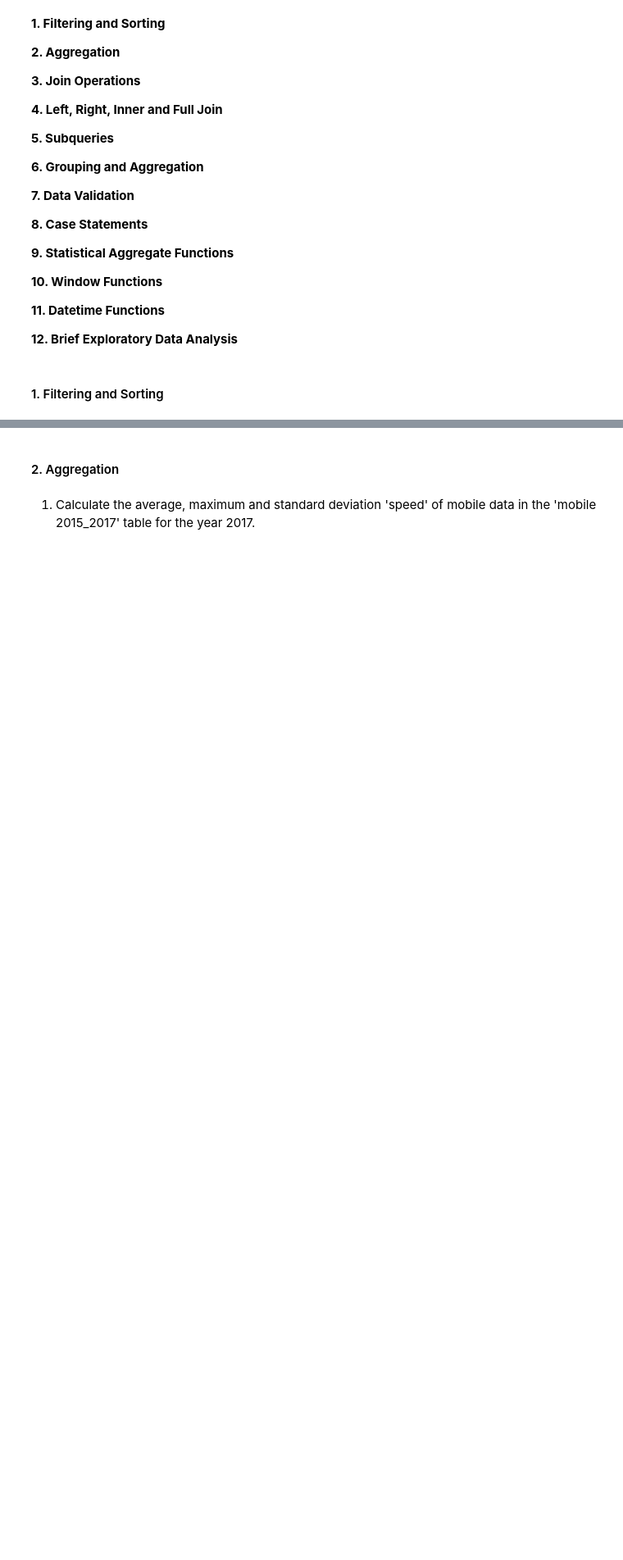
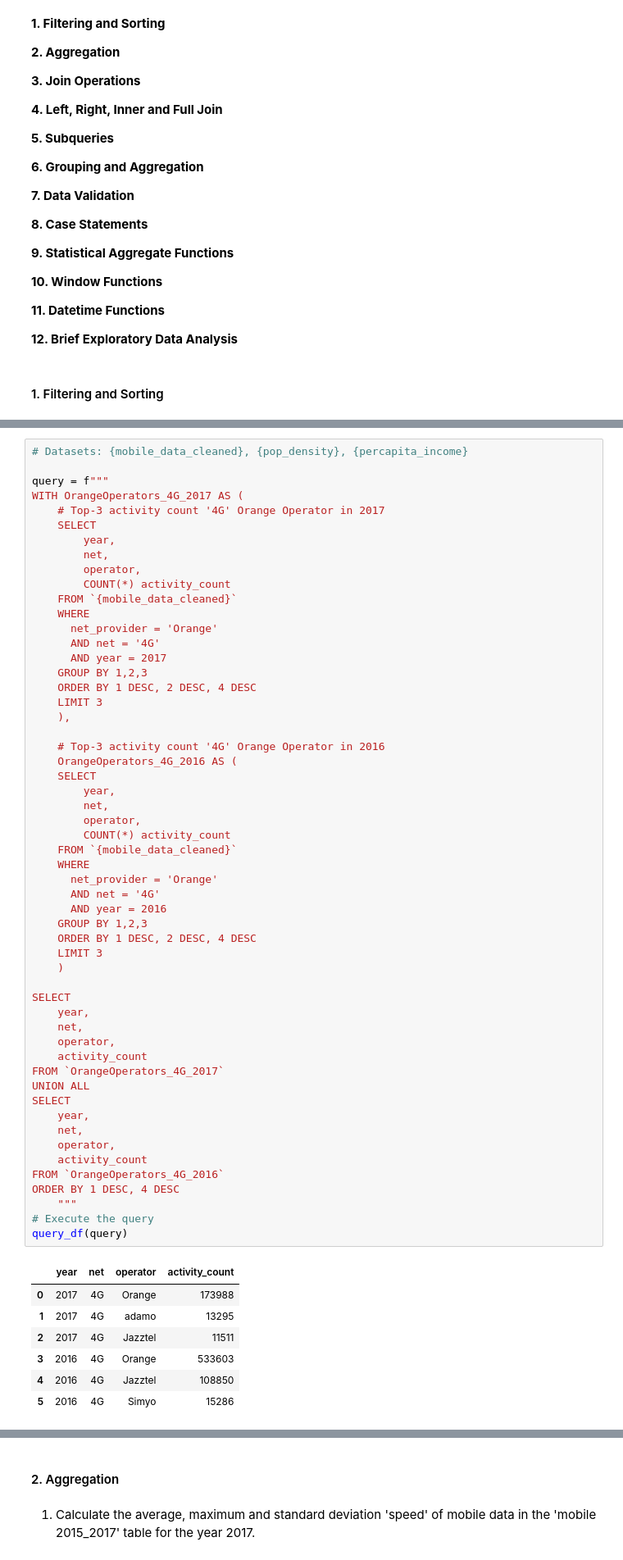
Before and after one commit to alleida23/Catalonian_Mobile_Coverage_2015_2017, a Jupyter notebook: 3. Mastering SQL Queries with BigQuery - Data Exploration and Analysis.ipynb, the cells around one changed output, grey strips where cells are left out. Shown at 82% size. Cells and saved outputs as stored; diff of their text form; blank space fills up the shorter version.

```diff
--- a/3. Mastering SQL Queries with BigQuery - Data Exploration and Analysis.ipynb
+++ b/3. Mastering SQL Queries with BigQuery - Data Exploration and Analysis.ipynb
@@ -413,0 +371,63 @@ query_df(query)
+# %%
+# Datasets: {mobile_data_cleaned}, {pop_density}, {percapita_income}
+
+query = f"""
+WITH OrangeOperators_4G_2017 AS (
+    # Top-3 activity count '4G' Orange Operator in 2017
+    SELECT
+        year,
+        net,
+        operator,
+        COUNT(*) activity_count
+    FROM `{mobile_data_cleaned}`
+    WHERE
+      net_provider = 'Orange'
+      AND net = '4G'
+      AND year = 2017
+    GROUP BY 1,2,3
+    ORDER BY 1 DESC, 2 DESC, 4 DESC
+    LIMIT 3
+    ),
+
+    # Top-3 activity count '4G' Orange Operator in 2016
+    OrangeOperators_4G_2016 AS (
+    SELECT
+        year,
+        net,
+        operator,
+        COUNT(*) activity_count
+    FROM `{mobile_data_cleaned}`
+    WHERE
+      net_provider = 'Orange'
+      AND net = '4G'
+      AND year = 2016
+    GROUP BY 1,2,3
+    ORDER BY 1 DESC, 2 DESC, 4 DESC
+    LIMIT 3
+    )
+
+SELECT
+    year,
+    net,
+    operator,
+    activity_count
+FROM `OrangeOperators_4G_2017`
+UNION ALL
+SELECT
+    year,
+    net,
+    operator,
+    activity_count
+FROM `OrangeOperators_4G_2016`
+ORDER BY 1 DESC, 4 DESC
+    """
+# Execute the query
+query_df(query)
+# %% [output]
+|  | year | net | operator | activity_count |
+| 0 | 2017 | 4G | Orange | 173988 |
+| 1 | 2017 | 4G | adamo | 13295 |
+| 2 | 2017 | 4G | Jazztel | 11511 |
+| 3 | 2016 | 4G | Orange | 533603 |
+| 4 | 2016 | 4G | Jazztel | 108850 |
+| 5 | 2016 | 4G | Simyo | 15286 |
```
Also changed, not shown: parts of 26 cells of this notebook.
